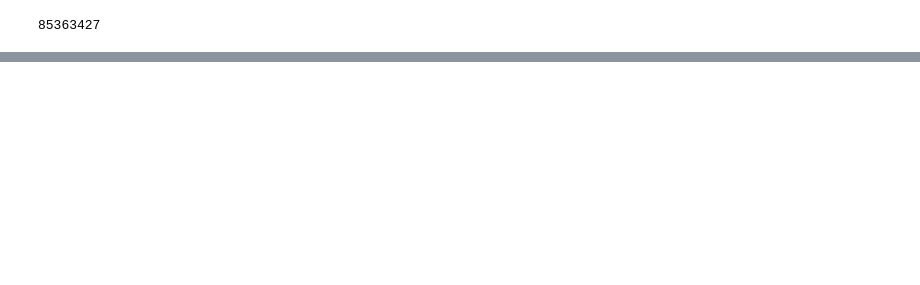
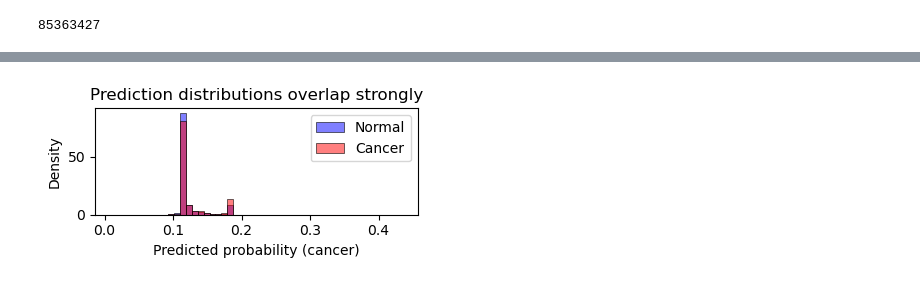
Before and after one commit to caocao0525/HERV, a Jupyter notebook: herv_all_data_handling.ipynb, the cells around one changed output, grey strips where cells are left out. Cells and saved outputs as stored; diff of their text form; code cells hidden in the pictures; blank space fills up the shorter version.

```diff
--- a/herv_all_data_handling.ipynb
+++ b/herv_all_data_handling.ipynb
@@ -381,0 +408,21 @@ len(df_features)
+# %%
+# Train/test split (quick version)
+
+from sklearn.model_selection import train_test_split
+
+X_train, X_test, y_train, y_test = train_test_split(
+    X, y, test_size=0.2, random_state=42, stratify=y
+)
+# %%
+# Standardize + logistic regression
+
+from sklearn.preprocessing import StandardScaler
+from sklearn.linear_model import LogisticRegression
+from sklearn.pipeline import Pipeline
+
+model = Pipeline([
+    ("scaler", StandardScaler()),
+    ("clf", LogisticRegression(max_iter=1000))
+])
+
+model.fit(X_train, y_train)
@@ -381,0 +432,10 @@ len(df_features)
+# %%
+# Evaluate (key step)
+
+from sklearn.metrics import roc_auc_score, accuracy_score
+
+y_pred = model.predict(X_test)
+y_prob = model.predict_proba(X_test)[:, 1]
+
+print("Accuracy:", accuracy_score(y_test, y_pred))
+print("ROC AUC:", roc_auc_score(y_test, y_prob))
@@ -381,0 +465,16 @@ len(df_features)
+# %%
+import seaborn as sns
+
+plt.figure(figsize=(4,2))
+
+sns.histplot(y_prob[y_test==0], color="blue", label="Normal", stat="density", bins=50, alpha=0.5)
+sns.histplot(y_prob[y_test==1], color="red", label="Cancer", stat="density", bins=50, alpha=0.5)
+
+plt.xlabel("Predicted probability (cancer)")
+plt.title("Prediction distributions overlap strongly")
+plt.legend()
+
+plt.tight_layout()
+plt.show()
+# %% [output]
+[figure, added]
```
Also changed, not shown: parts of 25 cells of this notebook, 1 other file.
